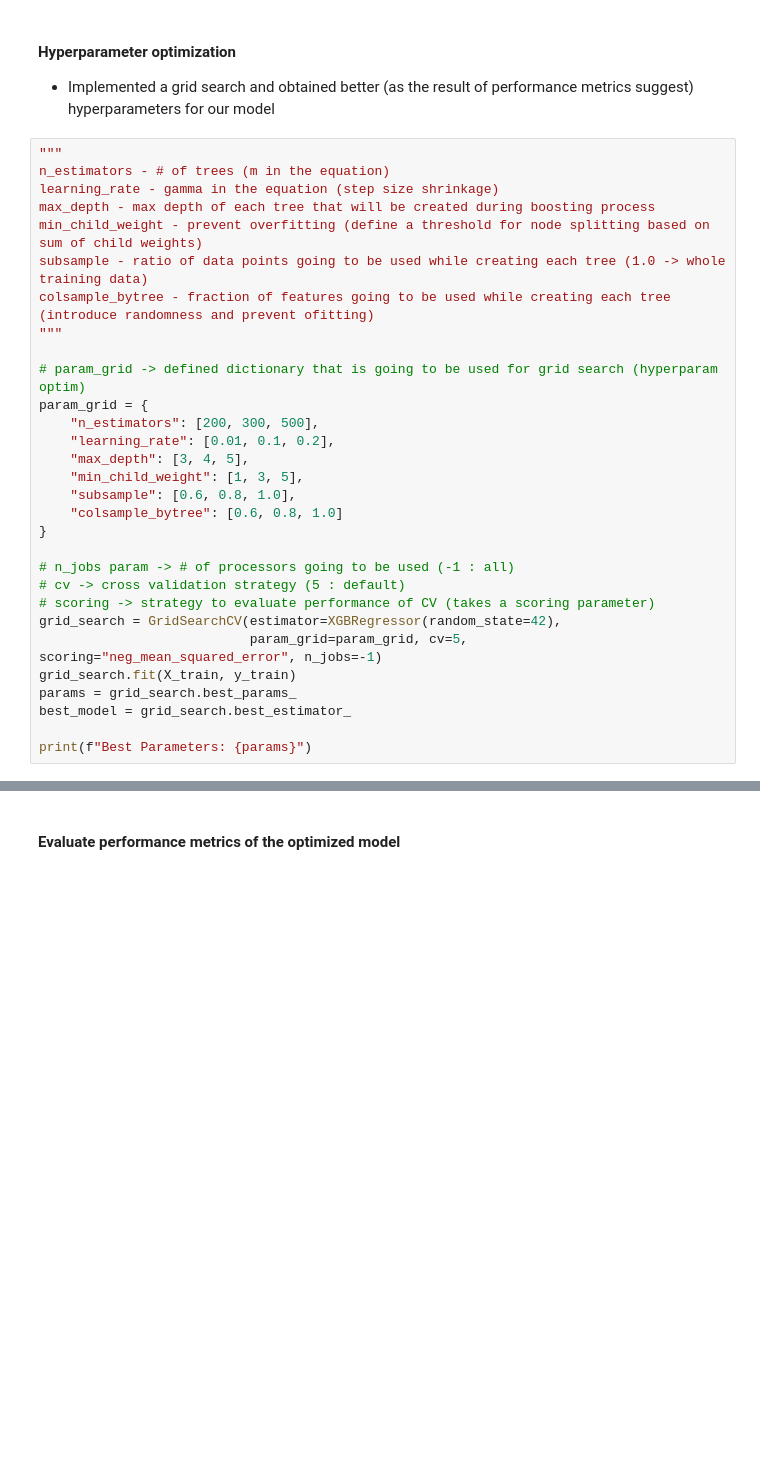
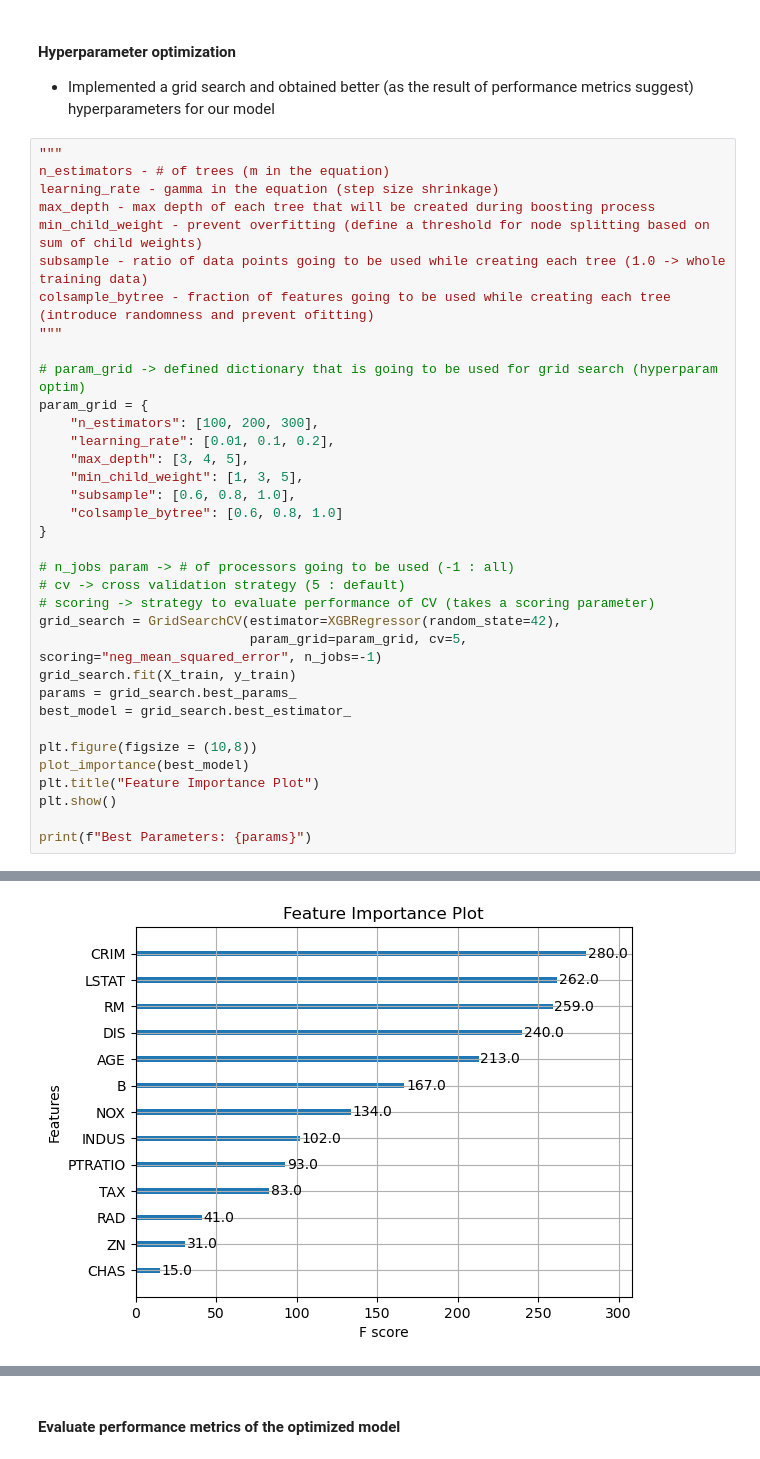
Before and after one commit to canuzdrn/house-price-prediction, a Jupyter notebook: notebooks/model_development.ipynb, the cells around one changed output, grey strips where cells are left out. Saved outputs shown, nothing was run; the diff lists cells and outputs as text; blank space fills up the shorter version.

Commit message:
plots are added - learning curves and feature importances plots

```diff
--- a/notebooks/model_development.ipynb
+++ b/notebooks/model_development.ipynb
@@ -52,7 +55,7 @@ colsample_bytree - fraction of features going to be used while creating each tre
 
 # param_grid -> defined dictionary that is going to be used for grid search (hyperparam optim)
 param_grid = {
-    "n_estimators": [200, 300, 500],
+    "n_estimators": [100, 200, 300],
     "learning_rate": [0.01, 0.1, 0.2],
     "max_depth": [3, 4, 5],
     "min_child_weight": [1, 3, 5],
@@ -69,5 +72,10 @@ grid_search.fit(X_train, y_train)
 params = grid_search.best_params_
 best_model = grid_search.best_estimator_
 
+plt.figure(figsize = (10,8))
+plot_importance(best_model)
+plt.title("Feature Importance Plot")
+plt.show()
+
 print(f"Best Parameters: {params}")
 # %% [output]
@@ -74,0 +83 @@ Best Parameters: {'colsample_bytree': 0.8, 'learning_rate': 0.1, 'max_depth': 3,
+[figure, added]
```
Also changed, not shown: parts of 6 cells of this notebook.
